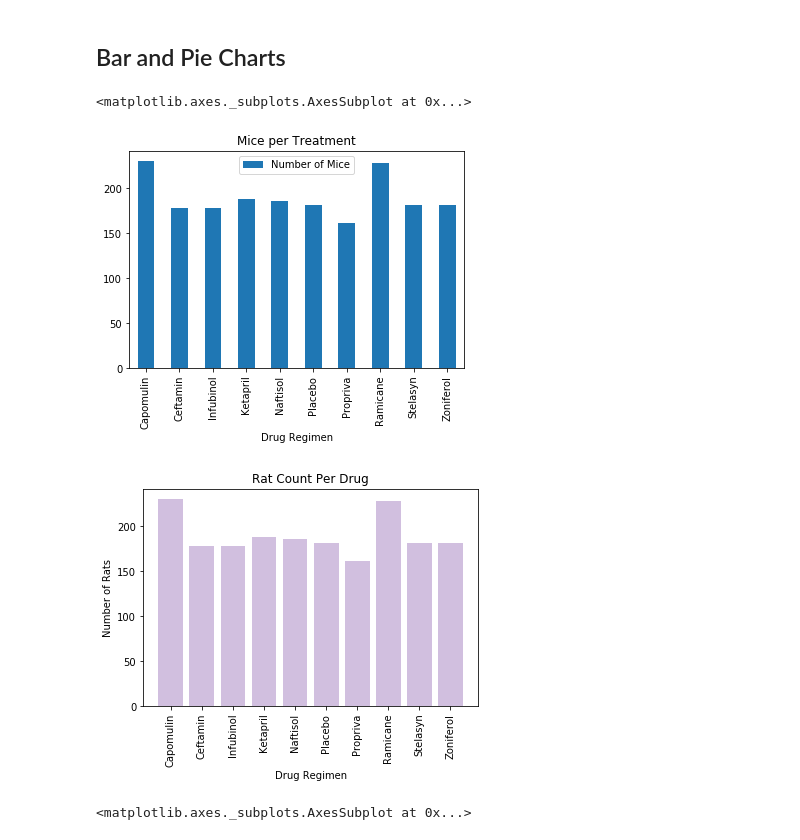
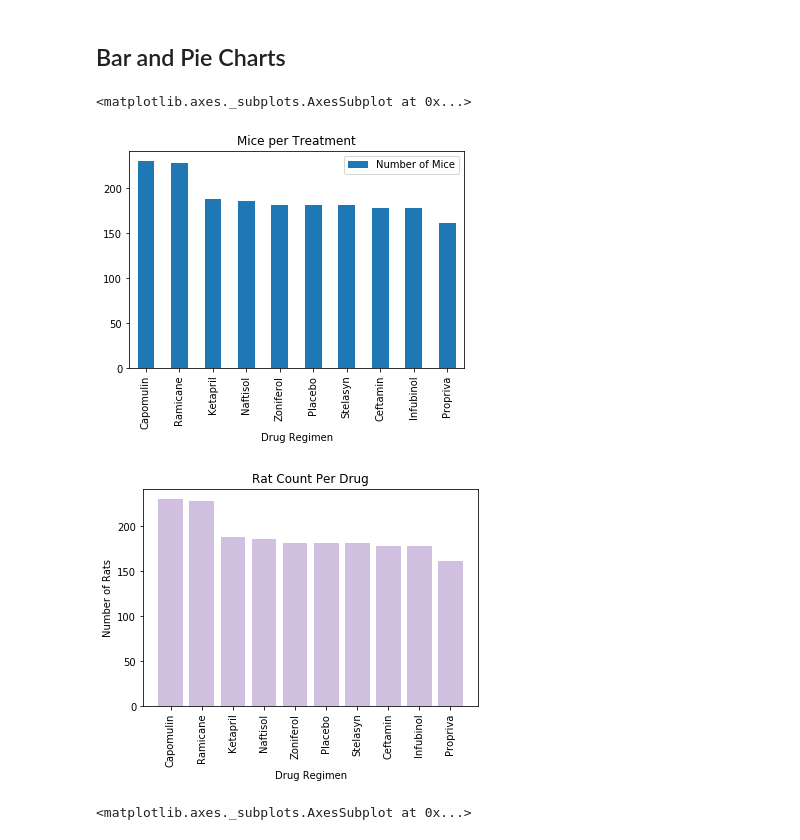
Before and after one commit to j1candel/matplotlib-challenge, a Jupyter notebook: Pymaceuticals/pymaceuticals_starter.ipynb, the cells around one changed output. Drawn from its saved outputs; the diff is of its cells as text; code cells hidden in the pictures.

```diff
--- a/Pymaceuticals/pymaceuticals_starter.ipynb
+++ b/Pymaceuticals/pymaceuticals_starter.ipynb
@@ -157,35 +156,38 @@ final_sum_data_df
 # %%
 # Generate a bar plot showing the total number of mice for each treatment throughout the course of the study using pandas.
 mice_per_df = mice_data_df.groupby('Drug Regimen')
 number_of_mice_df = mice_per_df.count()
 number_of_mice_df = number_of_mice_df['Mouse ID']
 
 #Merging count with sum data and eliminating the index
 mice_df = pd.merge(sum_data_df, number_of_mice_df, on = 'Drug Regimen')
 
 #Resetting the Index
 mice_df = mice_df.reset_index()
 
 #Renaming the columns
 mice_df = mice_df.rename(columns={'Mouse ID':'Number of Mice'})
 
-#Setting the x values to a value
-x_values = mice_df['Drug Regimen']
-
-#Setting the y values to a value
-y_values = mice_df['Number of Mice']
+#Sorting by largest to smallest
+mice_df = mice_df.sort_values('Number of Mice', ascending = False)
 
 #Making Bar Plot
-mice_df.plot(x = 'Drug Regimen', y = 'Number of Mice', kind='bar', title= 'Mice per Treatment')
+mice_df.plot(x = 'Drug Regimen', y = 'Number of Mice', kind = 'bar', title = 'Mice per Treatment')
 # %% [output]
 <matplotlib.axes._subplots.AxesSubplot at 0x...>
-[figure, old version]
+[figure, new version]
 # %%
 # Generate a bar plot showing the total number of mice for each treatment throughout the course of the study using pyplot.
 x_axis = np.arange(0, len(x_values))
 
 #Making a list named tick locations
 tick_locations = []
+
+#Setting the x values to a value
+x_values = mice_df['Drug Regimen']
+
+#Setting the y values to a value
+y_values = mice_df['Number of Mice']
 
 #Making a list and adding to it
 for x in x_axis:
@@ -204,7 +206,7 @@ plt.bar(x_axis, y_axis, facecolor = 'indigo', alpha= 0.25, align= 'center')
 plt.xticks(tick_locations, x_values, rotation = 'vertical')
 plt.show()
 # %% [output]
-[figure, old version]
+[figure, new version]
 # %%
 # Generate a pie plot showing the distribution of female versus male mice using pandas
 
```
Also changed, not shown: parts of 9 cells of this notebook.
